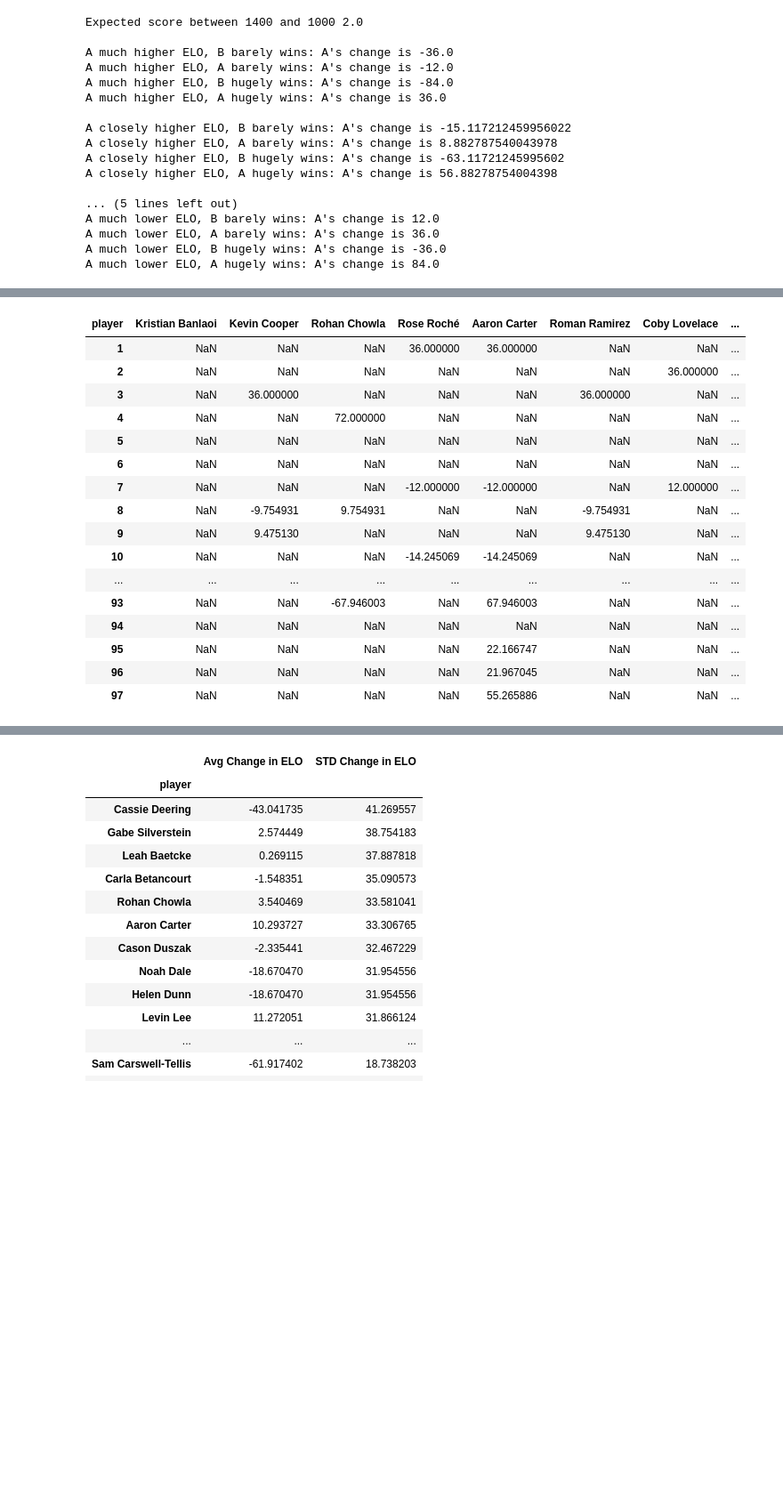
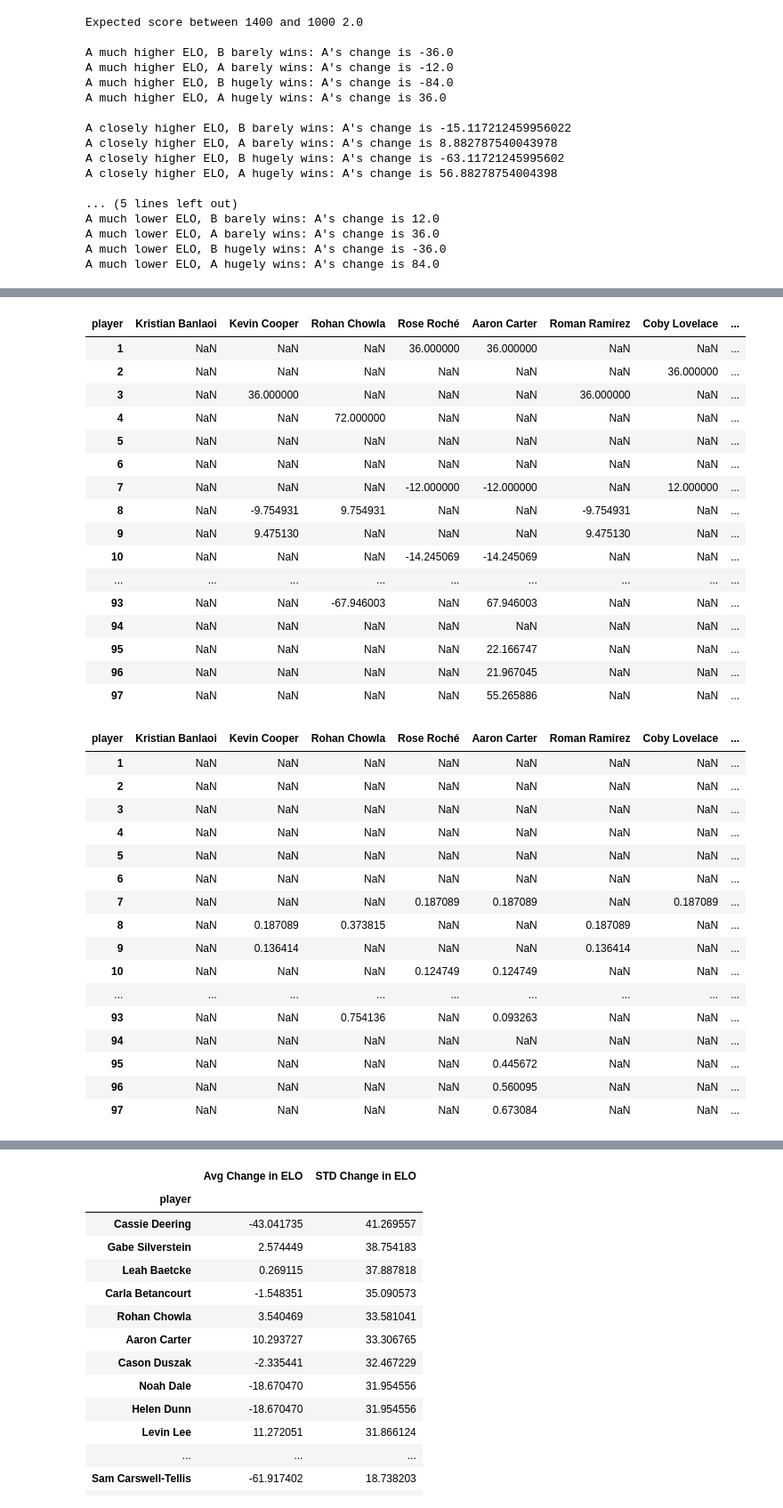
Before and after one commit to notromanramirez/drumline_pong_elo, a Jupyter notebook: calc_elo_v2.ipynb, the cells around one changed output, grey strips where cells are left out. Shown at 89% size. Drawn from its saved outputs; the diff is of its cells as text; code cells hidden in the pictures; blank space fills up the shorter version.

```diff
--- a/calc_elo_v2.ipynb
+++ b/calc_elo_v2.ipynb
@@ -198,6 +229,16 @@ d_elo_time_table = pd.concat([players_table.player, pd.DataFrame(d_elo_time)], a
 d_elo_time_table.columns = players_table.player
 d_elo_time_table = d_elo_time_table.iloc[2:,:]
 d_elo_time_table.replace(0.0, np.nan, inplace=True)
+
+# ec_time_table = pd.concat([players_table.player, pd.DataFrame(ec_time)], axis=1).T
+# ec_time_table.columns = players_table.player
+# ec_time_table = ec_time_table.iloc[2:,:]
+# ec_time_table.replace(0.0, np.nan, inplace=True)
+
+# caa_time_table = pd.concat([players_table.player, pd.DataFrame(caa_time)], axis=1).T
+# caa_time_table.columns = players_table.player
+# caa_time_table = caa_time_table.iloc[2:,:]
+# caa_time_table.replace(0.0, np.nan, inplace=True)
 
 # adding current elo to table and sorting the table!!!
 # remember that this is now sorted so all slicing will have to remember that it's sorted
@@ -213,6 +254,9 @@ with pd.option_context('display.max_rows', 100, 'display.max_columns', None):
 with pd.option_context('display.max_rows', 100, 'display.max_columns', None):
     display(d_elo_time_table)
 
+with pd.option_context('display.max_rows', 100, 'display.max_columns', None):
+    display(caa_time_table)
+
 export(elo_time_table, 'elo_time_table', True)
 # %% [output]
 | player | Kristian Banlaoi | Kevin Cooper | Rohan Chowla | Rose Roché | Aaron Carter | Roman Ramirez | Coby Lovelace | ... |
@@ -222,30 +266,47 @@ export(elo_time_table, 'elo_time_table', True)
 | 4 | NaN | NaN | 1272.000000 | NaN | NaN | NaN | NaN | ... |
 | 5 | NaN | NaN | NaN | NaN | NaN | NaN | NaN | ... |
 | 6 | NaN | NaN | NaN | NaN | NaN | NaN | NaN | ... |
 | 7 | NaN | NaN | NaN | 1224.000000 | 1224.000000 | NaN | 1248.000000 | ... |
 | 8 | NaN | 1226.245069 | 1281.754931 | NaN | NaN | 1226.245069 | NaN | ... |
 | 9 | NaN | 1235.720198 | NaN | NaN | NaN | 1235.720198 | NaN | ... |
 | 10 | NaN | NaN | NaN | 1209.754931 | 1209.754931 | NaN | NaN | ... |
 | ... | ... | ... | ... | ... | ... | ... | ... | ... |
 | 93 | NaN | NaN | 1277.890315 | NaN | 1285.887404 | NaN | NaN | ... |
 | 94 | NaN | NaN | NaN | NaN | NaN | NaN | NaN | ... |
 | 95 | NaN | NaN | NaN | NaN | 1308.054151 | NaN | NaN | ... |
 | 96 | NaN | NaN | NaN | NaN | 1330.021195 | NaN | NaN | ... |
 | 97 | NaN | NaN | NaN | NaN | 1385.287081 | NaN | NaN | ... |
 | player | Kristian Banlaoi | Kevin Cooper | Rohan Chowla | Rose Roché | Aaron Carter | Roman Ramirez | Coby Lovelace | ... |
 | 1 | NaN | NaN | NaN | 36.000000 | 36.000000 | NaN | NaN | ... |
 | 2 | NaN | NaN | NaN | NaN | NaN | NaN | 36.000000 | ... |
 | 3 | NaN | 36.000000 | NaN | NaN | NaN | 36.000000 | NaN | ... |
 | 4 | NaN | NaN | 72.000000 | NaN | NaN | NaN | NaN | ... |
 | 5 | NaN | NaN | NaN | NaN | NaN | NaN | NaN | ... |
 | 6 | NaN | NaN | NaN | NaN | NaN | NaN | NaN | ... |
 | 7 | NaN | NaN | NaN | -12.000000 | -12.000000 | NaN | 12.000000 | ... |
 | 8 | NaN | -9.754931 | 9.754931 | NaN | NaN | -9.754931 | NaN | ... |
 | 9 | NaN | 9.475130 | NaN | NaN | NaN | 9.475130 | NaN | ... |
 | 10 | NaN | NaN | NaN | -14.245069 | -14.245069 | NaN | NaN | ... |
 | ... | ... | ... | ... | ... | ... | ... | ... | ... |
 | 93 | NaN | NaN | -67.946003 | NaN | 67.946003 | NaN | NaN | ... |
 | 94 | NaN | NaN | NaN | NaN | NaN | NaN | NaN | ... |
 | 95 | NaN | NaN | NaN | NaN | 22.166747 | NaN | NaN | ... |
 | 96 | NaN | NaN | NaN | NaN | 21.967045 | NaN | NaN | ... |
 | 97 | NaN | NaN | NaN | NaN | 55.265886 | NaN | NaN | ... |
+| player | Kristian Banlaoi | Kevin Cooper | Rohan Chowla | Rose Roché | Aaron Carter | Roman Ramirez | Coby Lovelace | ... |
+| 1 | NaN | NaN | NaN | NaN | NaN | NaN | NaN | ... |
+| 2 | NaN | NaN | NaN | NaN | NaN | NaN | NaN | ... |
+| 3 | NaN | NaN | NaN | NaN | NaN | NaN | NaN | ... |
+| 4 | NaN | NaN | NaN | NaN | NaN | NaN | NaN | ... |
+| 5 | NaN | NaN | NaN | NaN | NaN | NaN | NaN | ... |
+| 6 | NaN | NaN | NaN | NaN | NaN | NaN | NaN | ... |
+| 7 | NaN | NaN | NaN | 0.187089 | 0.187089 | NaN | 0.187089 | ... |
+| 8 | NaN | 0.187089 | 0.373815 | NaN | NaN | 0.187089 | NaN | ... |
+| 9 | NaN | 0.136414 | NaN | NaN | NaN | 0.136414 | NaN | ... |
+| 10 | NaN | NaN | NaN | 0.124749 | 0.124749 | NaN | NaN | ... |
+| ... | ... | ... | ... | ... | ... | ... | ... | ... |
+| 93 | NaN | NaN | 0.754136 | NaN | 0.093263 | NaN | NaN | ... |
+| 94 | NaN | NaN | NaN | NaN | NaN | NaN | NaN | ... |
+| 95 | NaN | NaN | NaN | NaN | 0.445672 | NaN | NaN | ... |
+| 96 | NaN | NaN | NaN | NaN | 0.560095 | NaN | NaN | ... |
+| 97 | NaN | NaN | NaN | NaN | 0.673084 | NaN | NaN | ... |
```
Also changed, not shown: parts of 5 cells of this notebook, 4 other files.
